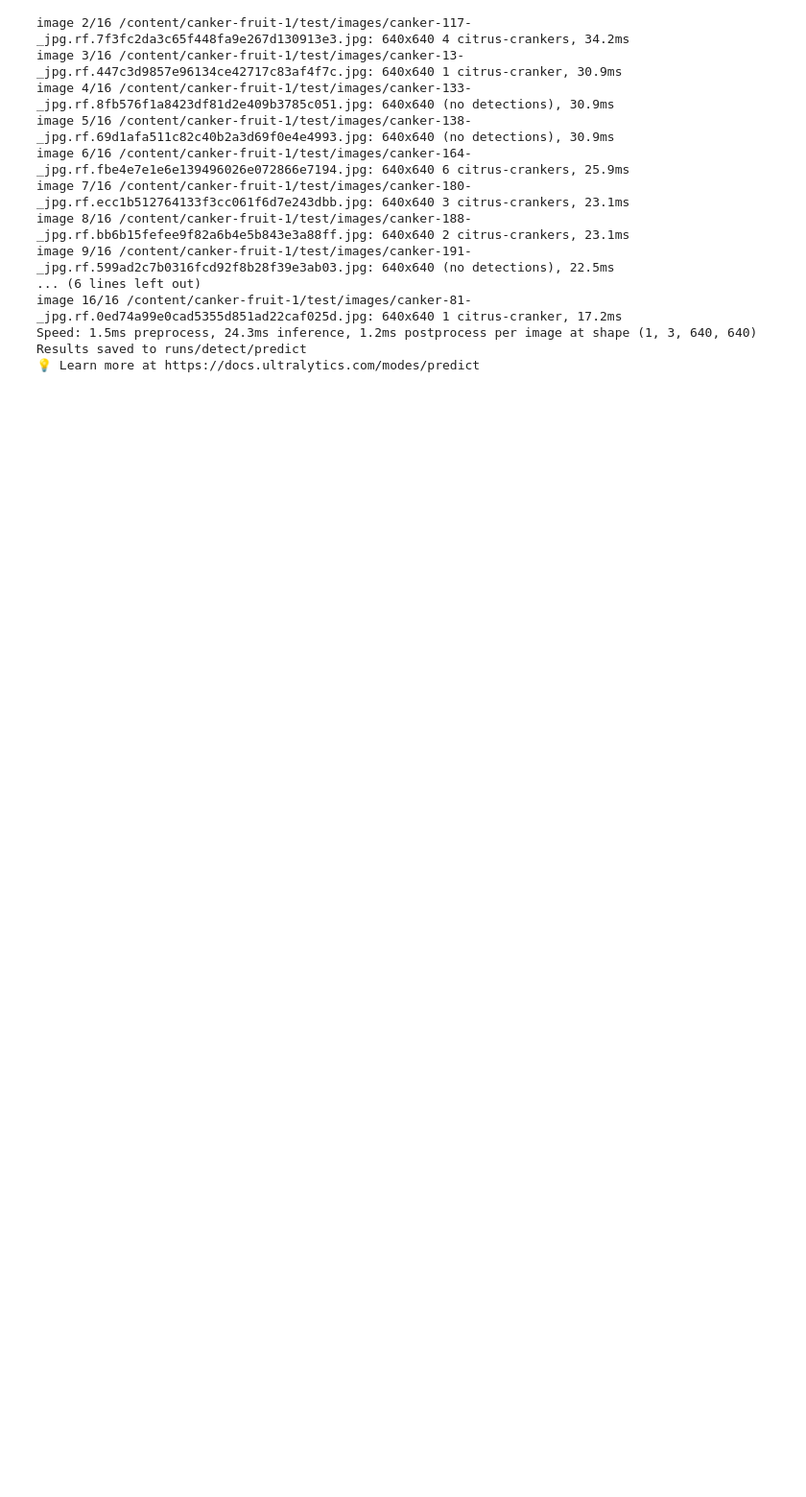
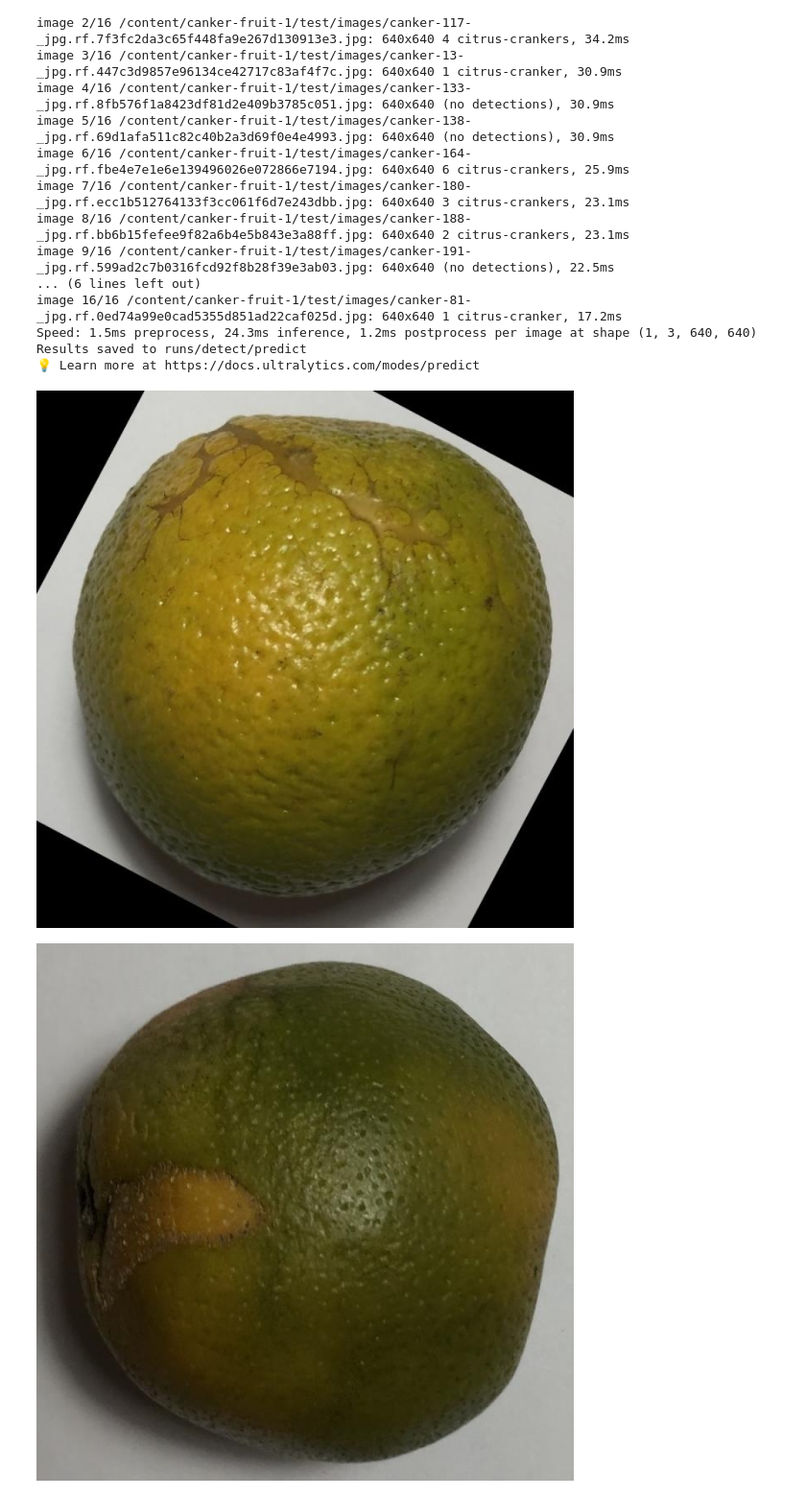
Before and after one commit to pasidhu89/citrusApp, a Jupyter notebook: fruitModel.ipynb, the cells around one changed output. Shown at 96% size. Drawn from its saved outputs; the diff is of its cells as text; code cells hidden in the pictures; blank space fills up the shorter version.

Commit message:
display test data

```diff
--- a/fruitModel.ipynb
+++ b/fruitModel.ipynb
@@ -150,3 +150,13 @@ image 16/16 /content/canker-fruit-1/test/images/canker-81-_jpg.rf.0ed74a99e0cad5
 Speed: 1.5ms preprocess, 24.3ms inference, 1.2ms postprocess per image at shape (1, 3, 640, 640)
 Results saved to runs/detect/predict
 💡 Learn more at https://docs.ultralytics.com/modes/predict
+# %%
+import glob
+from IPython.display import Image, display
+
+for image_path in glob.glob(f'/content/runs/detect/predict/*.jpg')[:3]:
+      display(Image(filename=image_path, width=600))
+      print("\n")
+# %% [output]
+[figure, added]
+[figure, added]
```
Also changed, not shown: parts of 1 cell of this notebook.
